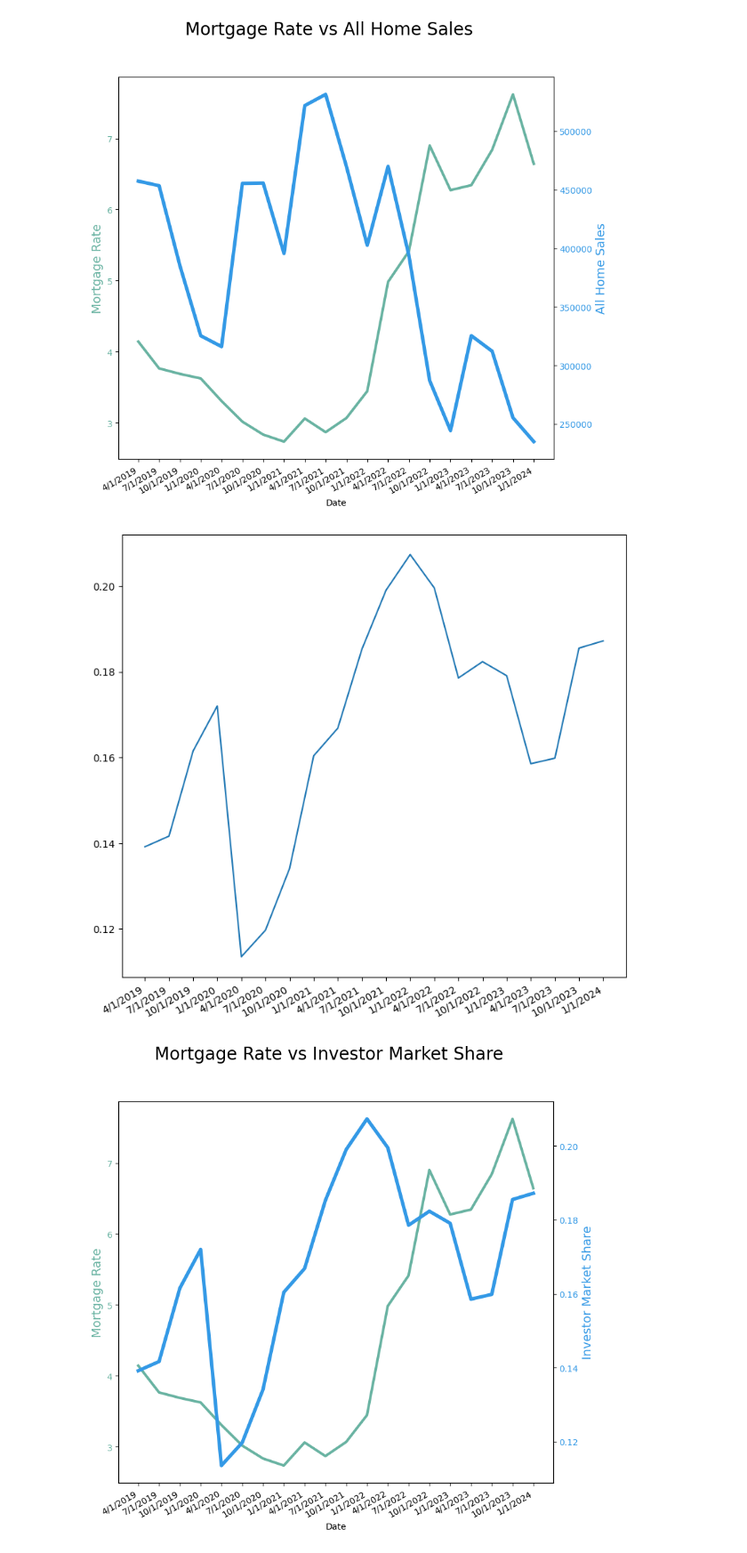
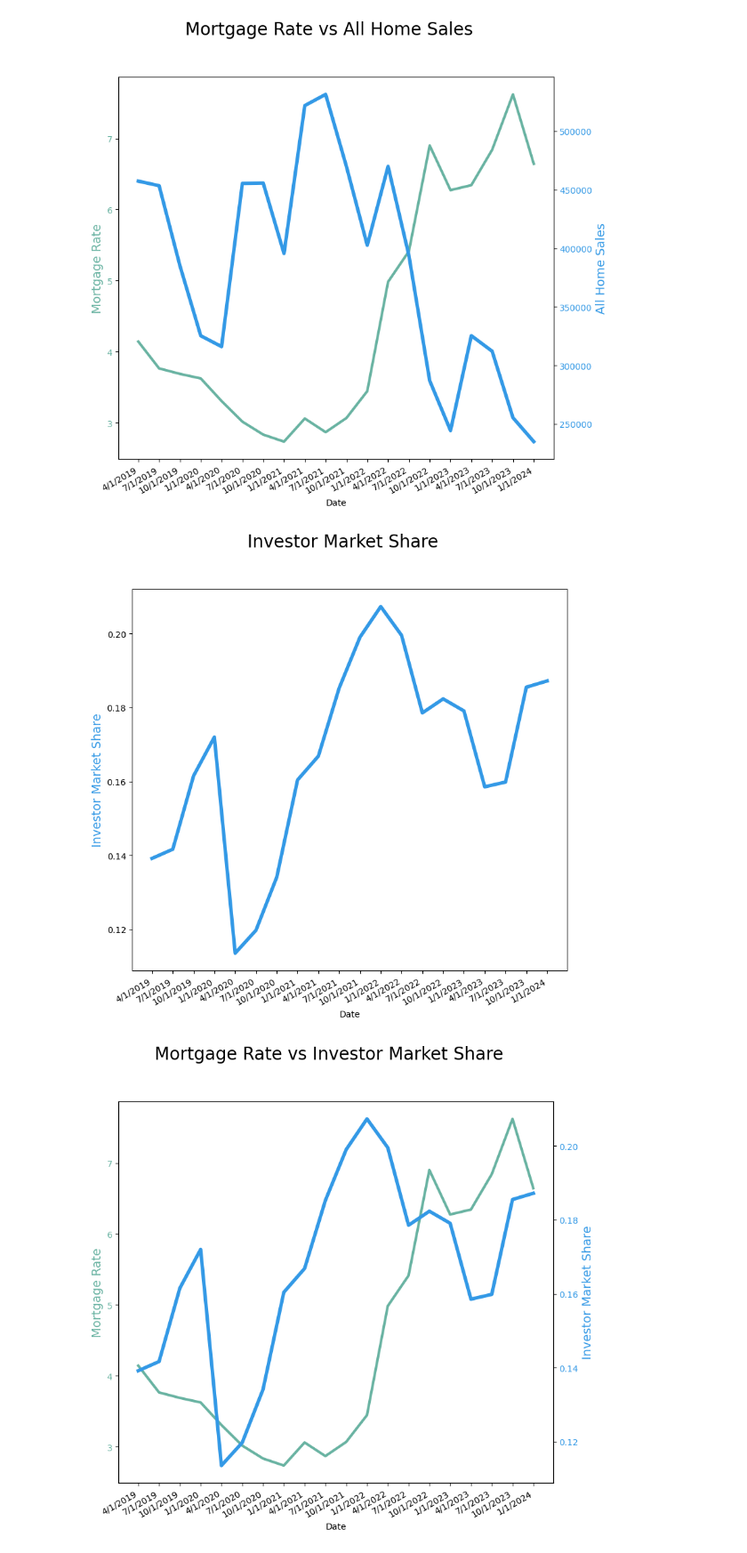
Before and after one commit to jriebe7/Housing-Project, a Jupyter notebook: Rudra Data.ipynb, the cells around one changed output. Shown: that part at 89% size. Drawn from its saved outputs; the diff is of its cells as text; code cells hidden in the pictures.

```diff
--- a/Rudra Data.ipynb
+++ b/Rudra Data.ipynb
@@ -130,13 +130,16 @@ plt.show()
 # %% [output]
 [figure]
 # %%
-COLOR_Investor_Purchases = "#69b3a2"
-COLOR_All_Home_Sales = "#3399e6"
+COLOR_Investor_Market_Share = "#3399e6"
+# COLOR_All_Home_Sales = "#3399e6"
 fig, ax1 = plt.subplots(figsize=(9, 9))
-ax1.plot(Quarter,Investor_Market_Share)
+ax1.plot(Quarter,Investor_Market_Share, COLOR_Investor_Market_Share, lw=4)
+ax1.set_xlabel("Date")
+ax1.set_ylabel("Investor Market Share", color=COLOR_Investor_Market_Share, fontsize=14)
+fig.suptitle("Investor Market Share", fontsize=20)
 fig.autofmt_xdate()
 # %% [output]
-[figure, old version]
+[figure, new version]
 # %%
 COLOR_MORTGAGE30US = "#69b3a2"
 COLOR_Investor_Market_Share = "#3399e6"
```
